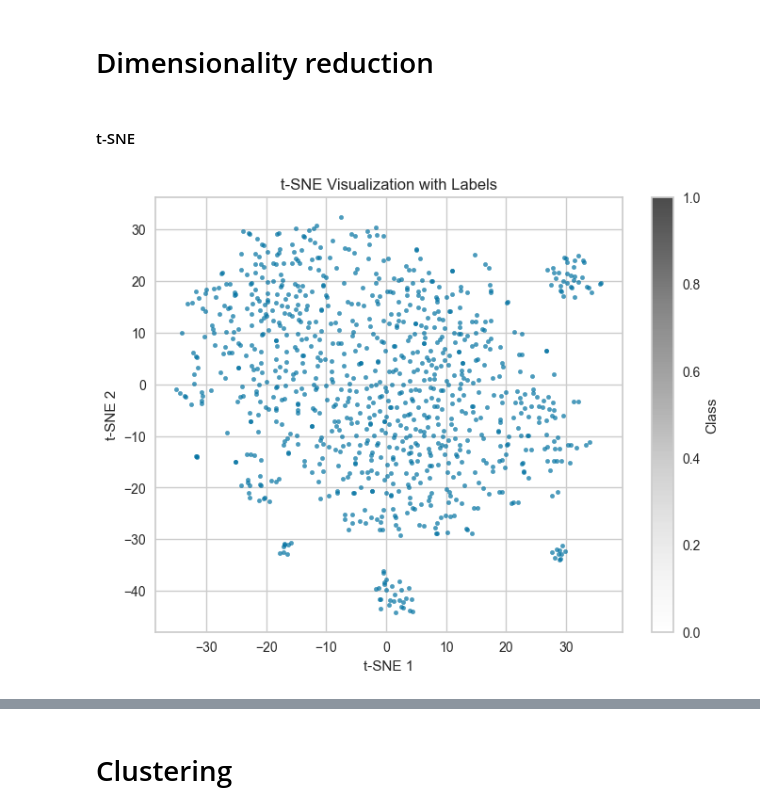
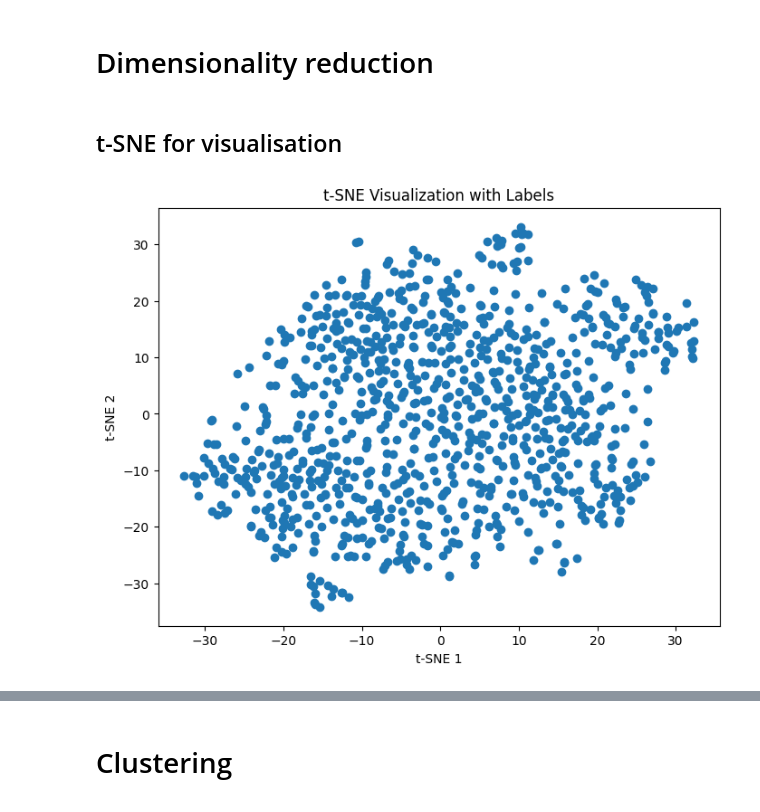
Before and after one commit to l-lattermann/jupyter-clustering-mental-health-study, a Jupyter notebook: data_analysis.ipynb, the cells around one changed output, grey strips where cells are left out. Saved outputs shown, nothing was run; the diff lists cells and outputs as text; code cells hidden in the pictures.

```diff
--- a/data_analysis.ipynb
+++ b/data_analysis.ipynb
@@ -869,10 +870,10 @@ ordinal_mapping = {
     'prev_employers_negative_obs': ['None of them', 'Some of them', 'Yes, all of them'],
     'physical_health_in_interview': ['No', 'Maybe', 'Yes'],
     'mental_health_in_interview': ['No', 'Maybe', 'Yes'],
-    'mh_hurt_career': ['No, it has not', 'No, I don\'t think it would', 'Maybe', 'Yes, I think it would', 'Yes, it has'],
-    'mh_viewed_negatively': ['No, they do not','No, I don\'t think they would', 'Maybe','Yes, I think they would', 'Yes, they do'],
-    'mh_share_friends_family': ['Not open at all', 'Somewhat not open','Neutral', 'Somewhat open', 'Very open'],
-    'unsupportive_response': ['No', 'Maybe', 'Maybe/Not sure','Yes', 'Yes, I observed', 'Yes, I experienced'],
+    'mh_hurt_career': ['No', 'Maybe', 'Yes'],
+    'mh_viewed_negatively': ['No', 'Maybe','Yes'],
+    'mh_share_friends_family': ['No', 'Maybe', 'Yes'],
+    'unsupportive_response': ['No', 'Maybe', 'Yes'],
     'observed_mh_discussion_effect': ['No', 'Maybe', 'Yes'],
     'family_history_mh': ['No', 'Yes'],
     'past_mh_disorder': ['No', 'Maybe', 'Yes'],
@@ -925,7 +926,14 @@ processed_data = preprocessor.fit_transform(data)
 # Resulting processed data is ready for clustering
 print(processed_data.shape)
 
+# Scale the data
+scaler = StandardScaler()
+processed_data = scaler.fit_transform(processed_data)
+
+# Convert data to DataFrame
+processed_data = pd.DataFrame(processed_data, columns=preprocessor.get_feature_names_out())
+
 
 # Save encoded data to a new CSV file
-pd.DataFrame(processed_data, columns=preprocessor.get_feature_names_out()).to_csv("data/encoded_data.csv", index=False)
+processed_data.to_csv("data/encoded_data.csv", index=False)
 # %% [output]
@@ -960,26 +941,18 @@ print(transformed_df.to_string())
 # %% [markdown]
 # Dimensionality reduction
 # %% [markdown]
-#### t-SNE
+## t-SNE for visualisation
 # %%
-# Make a copy of the reduced data
-tsne_data = processed_data.copy()
-
-# Standardize the data
-scaler = StandardScaler()
-tsne_data = scaler.fit_transform(tsne_data)
-
-# Fit t-SNE
+# Reducing the dimensionality with t-SNE
 tsne = TSNE(n_components=2, random_state=42)
-tsne_results = tsne.fit_transform(tsne_data)
+tsne_data = tsne.fit_transform(processed_data)
 
 # Visualize with labels
 plt.figure(figsize=(8, 6))
-plt.scatter(tsne_results[:, 0], tsne_results[:, 1], cmap='viridis', s=10, alpha=0.7)
-plt.colorbar(label='Class')
+plt.scatter(tsne_data[:, 0], tsne_data[:, 1])
 plt.title('t-SNE Visualization with Labels')
 plt.xlabel('t-SNE 1')
 plt.ylabel('t-SNE 2')
 plt.show()
 # %% [output]
-[figure, old version]
+[figure, new version]
```
Also changed, not shown: parts of 29 cells of this notebook, 4 other files.
